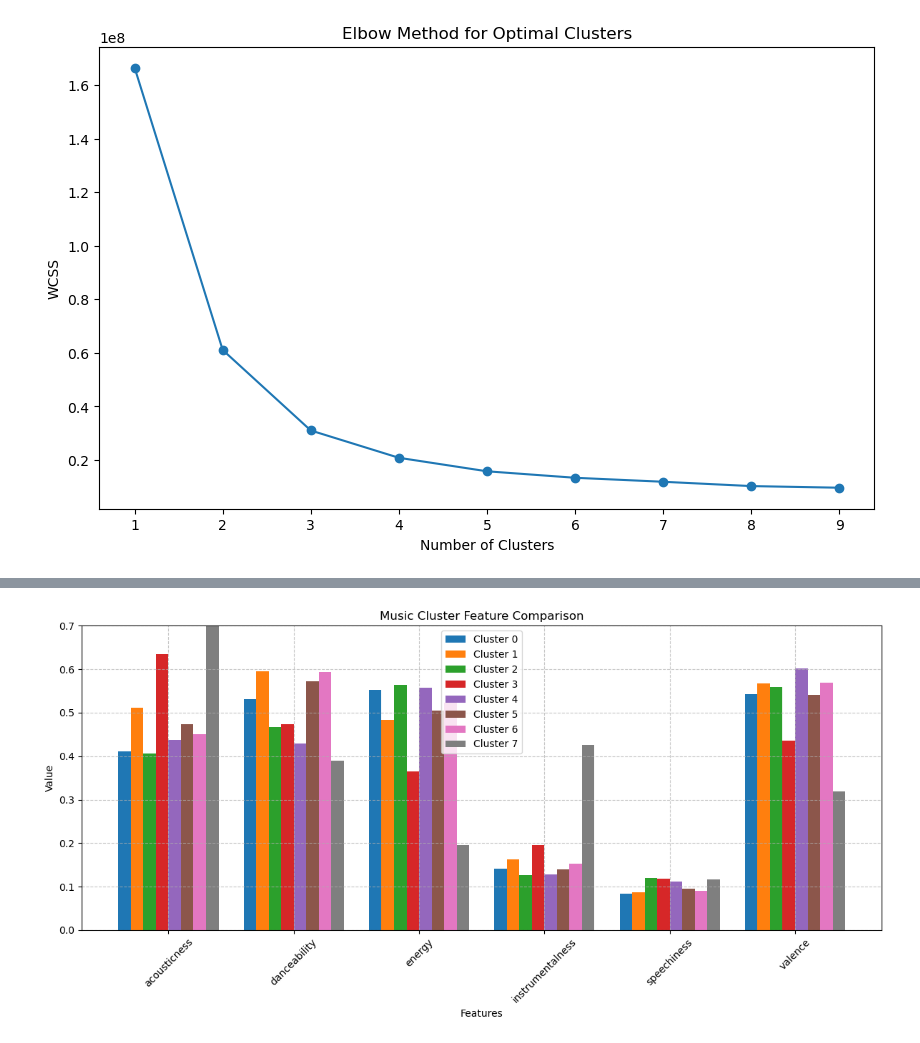
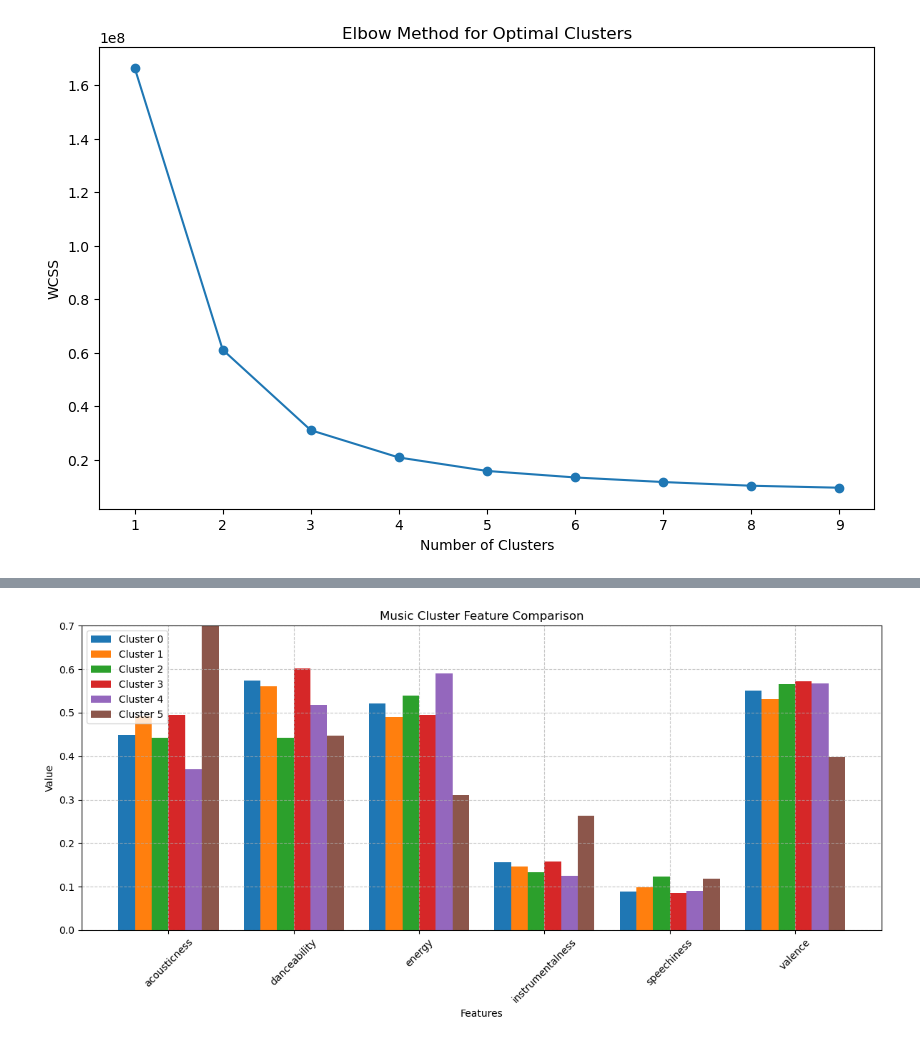
Before and after one commit to KavishS12/SpotiFinder, a Jupyter notebook: KMeans_clustering.ipynb, the cells around one changed output, grey strips where cells are left out. Cells and saved outputs as stored; diff of their text form; code cells hidden in the pictures.

```diff
--- a/KMeans_clustering.ipynb
+++ b/KMeans_clustering.ipynb
@@ -158,0 +164,14 @@ print(df['popularity'].value_counts().sort_index().to_string())
+# %%
+'''from sklearn.decomposition import PCA
+
+pca = PCA()
+pca.fit(X_scaled)
+
+plt.plot(range(1, len(X.columns) + 1), np.cumsum(pca.explained_variance_ratio_))
+plt.xlabel('Number of Components')
+plt.ylabel('Cumulative Explained Variance')
+plt.title('Explained Variance by Number of Components')
+plt.show()
+
+explained_variance = np.cumsum(pca.explained_variance_ratio_)
+print(f'Cumulative explained variance: {explained_variance}')'''
@@ -158,0 +180,6 @@ print(df['popularity'].value_counts().sort_index().to_string())
+# %%
+'''from sklearn.decomposition import PCA
+
+pca = PCA(n_components=10)
+X_pca = pca.fit_transform(X_scaled)
+X = X_pca'''
@@ -159,13 +188,11 @@ print(df['popularity'].value_counts().sort_index().to_string())
 # %%
 from sklearn.cluster import KMeans
 # %%
-X = df[['acousticness', 'danceability', 'energy', 'instrumentalness', 'loudness', 'speechiness', 'tempo', 'valence']]
-
 wcss = []
 cluster_range = range(1, 10)
 
 for k in cluster_range:
-    kmeans = KMeans(n_clusters=k, random_state=1)
+    kmeans = KMeans(n_clusters=k, random_state=12)
     kmeans.fit(X)
     wcss.append(kmeans.inertia_)
 
@@ -184,0 +207,3 @@ df2["cluster"] = clusters
+# %%
+kmeans = KMeans(n_clusters=6, random_state=12)
+clusters = kmeans.fit_predict(X)
@@ -224,27 +254,27 @@ cluster_df.to_csv('clusters.csv')
 # %%
 import numpy as np
 import matplotlib.pyplot as plt
 
 features = ["acousticness", "danceability", "energy", "instrumentalness", "speechiness", "valence"]
 plot_data = cluster_df[features]
 
 plt.figure(figsize=(12, 6))
-x = np.arange(0, len(features) * 2.0, 2.0)
+x = np.arange(0, len(features) * 1.5, 1.5)
 width = 0.2
 
 for i in range(len(plot_data)):
     values = plot_data.iloc[i]
     plt.bar(x + i * width, values, width, label=f'Cluster {i}')
 
 plt.xlabel('Features')
 plt.ylabel('Value')
 plt.title('Music Cluster Feature Comparison')
 plt.xticks(x + width * (len(plot_data) - 1) / 2, features, rotation=45)
 plt.legend()
 plt.grid(True, linestyle='--', alpha=0.7)
 
 plt.ylim(0, 0.7)
 plt.tight_layout()
 plt.show()
 # %% [output]
-[figure, old version]
+[figure, new version]
```
Also changed, not shown: parts of 15 cells of this notebook, 9 other files.
